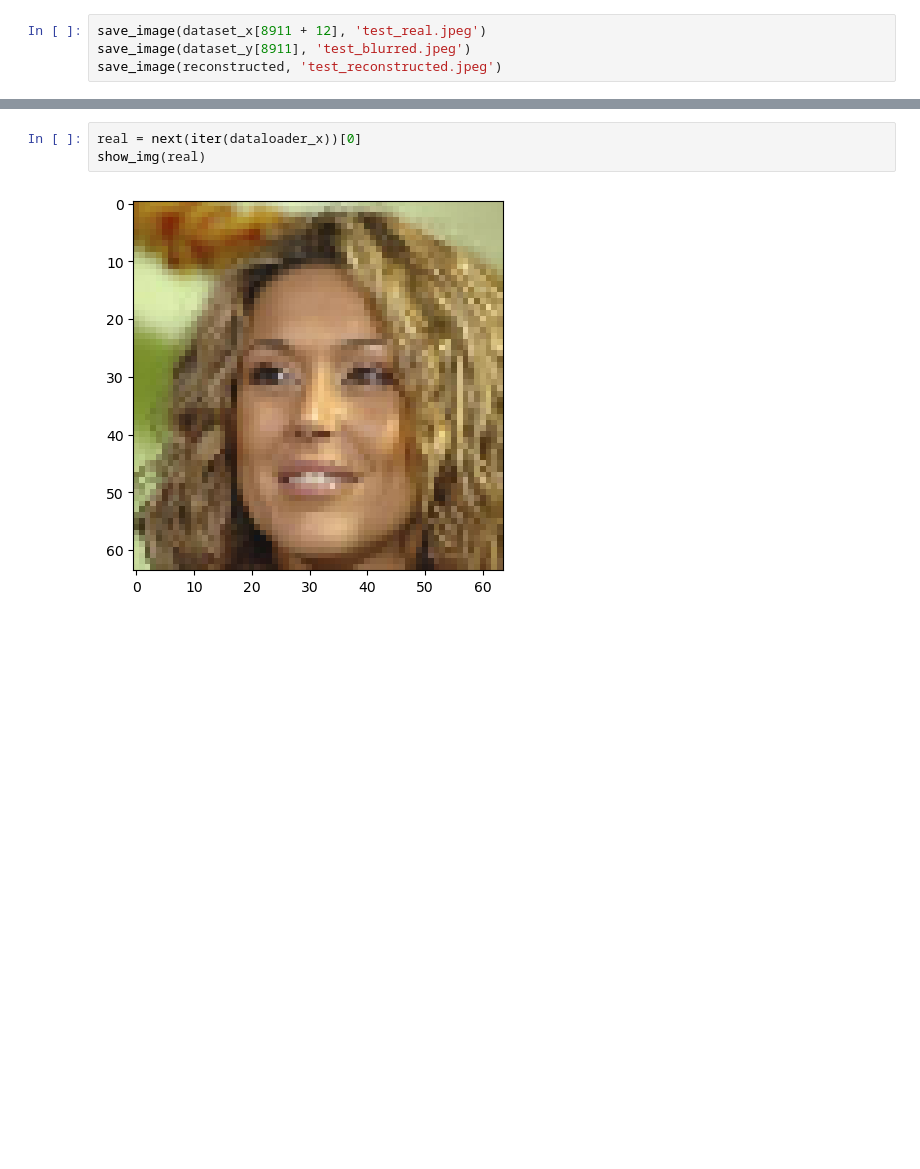
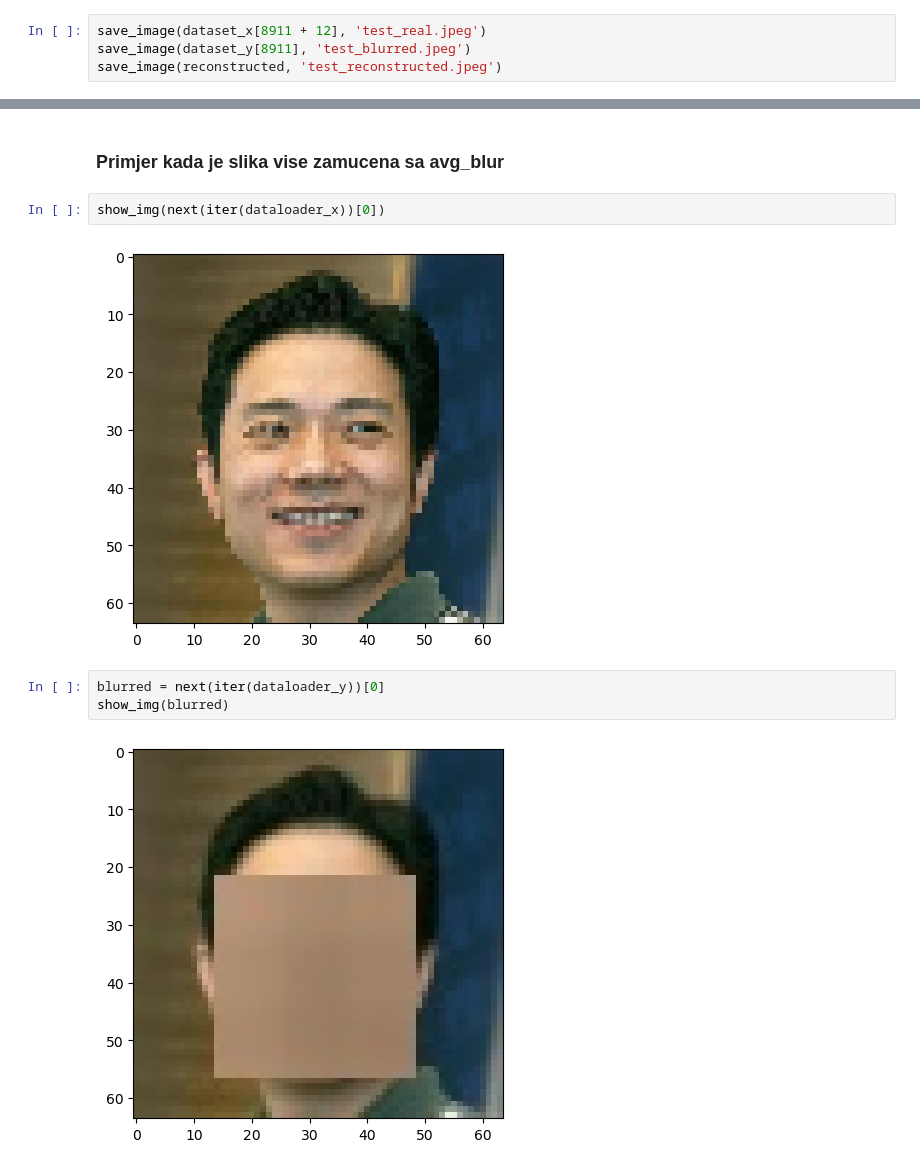
Before and after one commit to lovroglogar/du2_projekt, a Jupyter notebook: exploration.ipynb, the cells around one changed output, grey strips where cells are left out. Cells and saved outputs as stored; diff of their text form; blank space fills up the shorter version.

Commit message:
Neda mi se vise

```diff
--- a/exploration.ipynb
+++ b/exploration.ipynb
@@ -312,5 +272,11 @@ Clipping input data to the valid range for imshow with RGB data ([0..1] for floa
+# %% [markdown]
+### Primjer kada je slika vise zamucena sa avg_blur
 # %%
-real = next(iter(dataloader_x))[0]
-show_img(real)
+show_img(next(iter(dataloader_x))[0])
 # %% [output]
-[figure, old version]
+[figure, new version]
+# %%
+blurred = next(iter(dataloader_y))[0]
+show_img(blurred)
+# %% [output]
+[figure, added]
```
Also changed, not shown: parts of 40 cells of this notebook, 3 other files.
